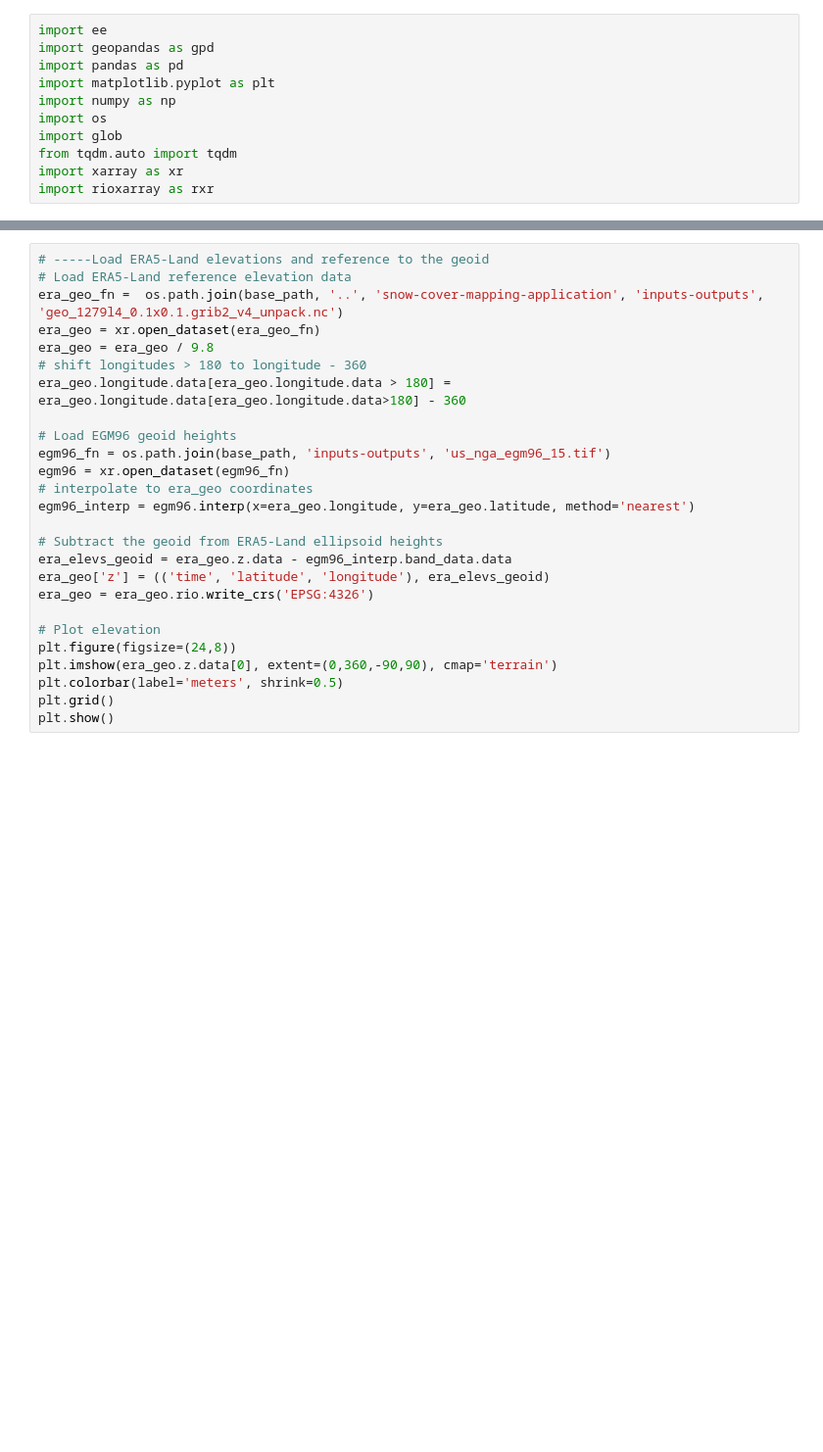
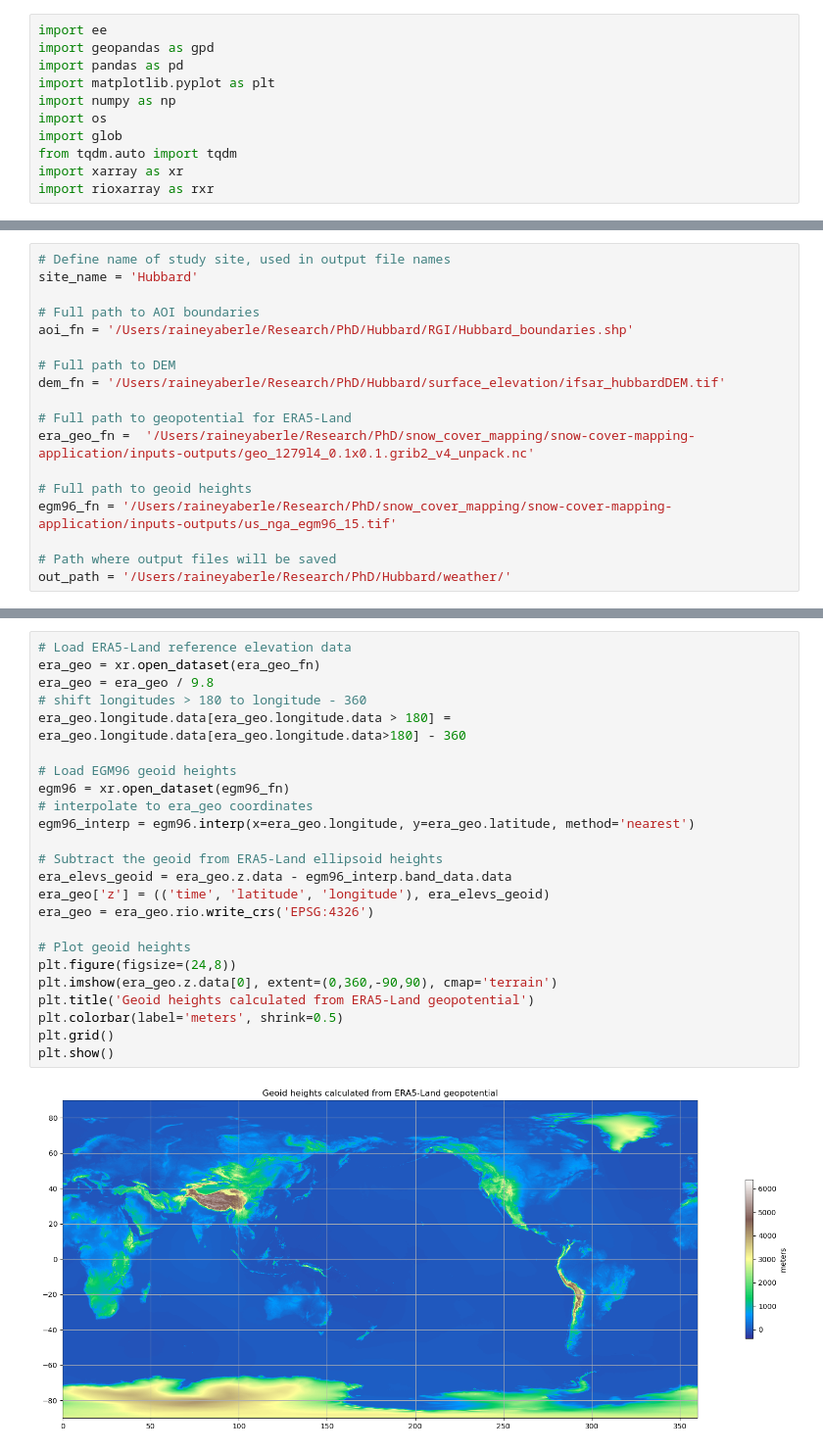
Before and after one commit to RaineyAbe/snow-cover-mapping-application, a Jupyter notebook: notebooks/0_load_save_era5.ipynb, the cells around one changed output, grey strips where cells are left out. Shown at 98% size. Drawn from its saved outputs; the diff is of its cells as text; blank space fills up the shorter version.

```diff
--- a/notebooks/0_load_save_era5.ipynb
+++ b/notebooks/0_load_save_era5.ipynb
@@ -44,0 +43,18 @@ site_names
+# %%
+# Define name of study site, used in output file names
+site_name = 'Hubbard'
+
+# Full path to AOI boundaries
+aoi_fn = '/Users/raineyaberle/Research/PhD/Hubbard/RGI/Hubbard_boundaries.shp'
+
+# Full path to DEM
+dem_fn = '/Users/raineyaberle/Research/PhD/Hubbard/surface_elevation/ifsar_hubbardDEM.tif'
+
+# Full path to geopotential for ERA5-Land
+era_geo_fn =  '/Users/raineyaberle/Research/PhD/snow_cover_mapping/snow-cover-mapping-application/inputs-outputs/geo_1279l4_0.1x0.1.grib2_v4_unpack.nc'
+
+# Full path to geoid heights
+egm96_fn = '/Users/raineyaberle/Research/PhD/snow_cover_mapping/snow-cover-mapping-application/inputs-outputs/us_nga_egm96_15.tif'
+
+# Path where output files will be saved
+out_path = '/Users/raineyaberle/Research/PhD/Hubbard/weather/'
@@ -45,26 +77,26 @@ site_names
 # %%
-# -----Load ERA5-Land elevations and reference to the geoid
 # Load ERA5-Land reference elevation data
-era_geo_fn =  os.path.join(base_path, '..', 'snow-cover-mapping-application', 'inputs-outputs', 'geo_1279l4_0.1x0.1.grib2_v4_unpack.nc')
 era_geo = xr.open_dataset(era_geo_fn)
 era_geo = era_geo / 9.8
 # shift longitudes > 180 to longitude - 360
 era_geo.longitude.data[era_geo.longitude.data > 180] = era_geo.longitude.data[era_geo.longitude.data>180] - 360
 
 # Load EGM96 geoid heights
-egm96_fn = os.path.join(base_path, 'inputs-outputs', 'us_nga_egm96_15.tif')
 egm96 = xr.open_dataset(egm96_fn)
 # interpolate to era_geo coordinates
 egm96_interp = egm96.interp(x=era_geo.longitude, y=era_geo.latitude, method='nearest')
 
 # Subtract the geoid from ERA5-Land ellipsoid heights
 era_elevs_geoid = era_geo.z.data - egm96_interp.band_data.data
 era_geo['z'] = (('time', 'latitude', 'longitude'), era_elevs_geoid)
 era_geo = era_geo.rio.write_crs('EPSG:4326')
 
-# Plot elevation
+# Plot geoid heights
 plt.figure(figsize=(24,8))
 plt.imshow(era_geo.z.data[0], extent=(0,360,-90,90), cmap='terrain')
+plt.title('Geoid heights calculated from ERA5-Land geopotential')
 plt.colorbar(label='meters', shrink=0.5)
 plt.grid()
 plt.show()
+# %% [output]
+[figure, added]
```
Also changed, not shown: parts of 17 cells of this notebook.
